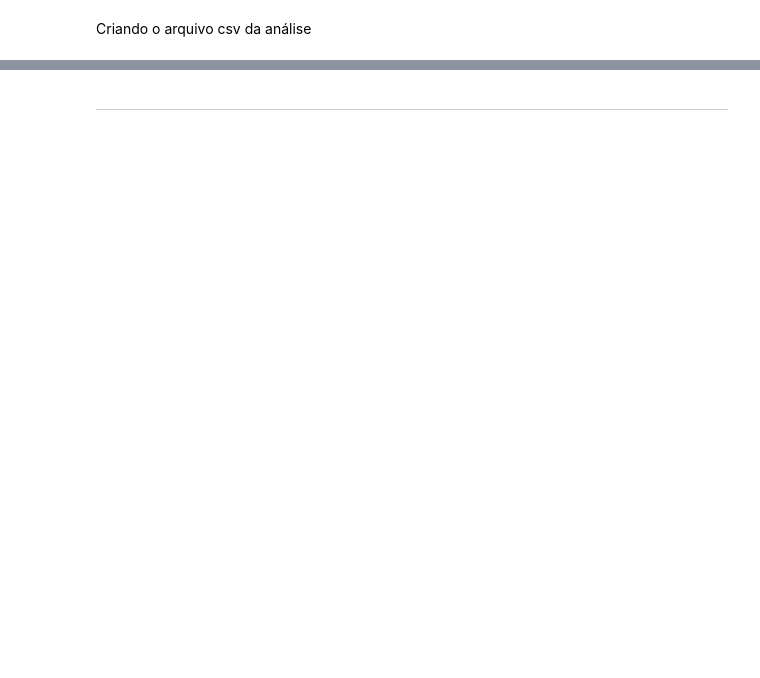
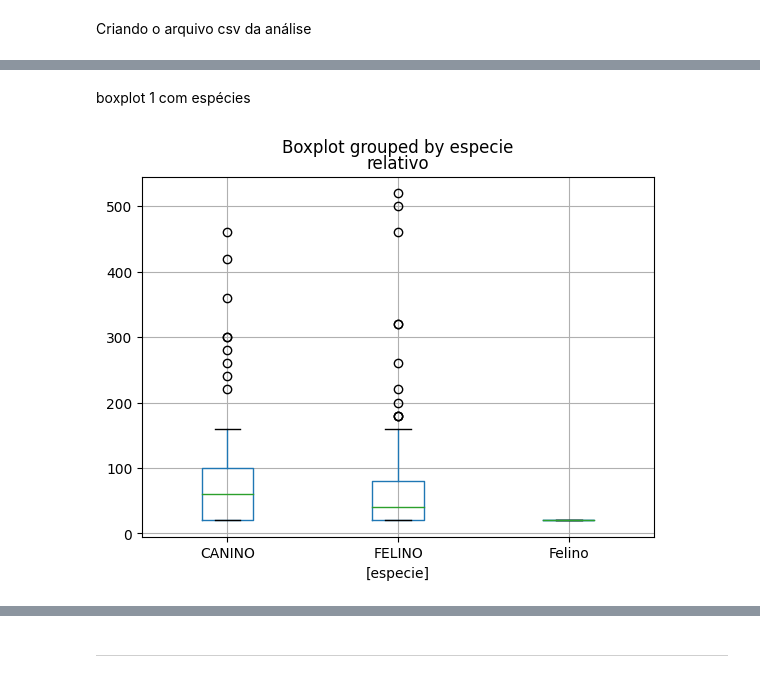
Before and after one commit to linounirio/acaocidada, a Jupyter notebook: relatorio1_bimestral.ipynb, the cells around one changed output, grey strips where cells are left out. Cells and saved outputs as stored; diff of their text form; code cells hidden in the pictures; blank space fills up the shorter version.

```diff
--- a/relatorio1_bimestral.ipynb
+++ b/relatorio1_bimestral.ipynb
@@ -222,0 +239,4 @@ import numpy as np
+# %%
+relat01_bimestral = relat01_bimestral.dropna(axis=0)
+# %%
+relat01_bimestral.columns = ['status', 'data', 'especie', 'genero', 'obsoluto','relativo']
@@ -222,0 +245,4 @@ import numpy as np
+# %%
+relat01_bimestral['data']= relat01_bimestral['data'].map(lambda x: converte_data(x))
+# %%
+relat01_bimestral = relat01_bimestral.sort_values(by='data')
@@ -222,0 +262,6 @@ import numpy as np
+# %% [markdown]
+ boxplot 1 com espécies
+# %%
+caixa = relat01_bimestral.boxplot(column=['relativo'],by= ['especie'])
+# %% [output]
+[figure, added]
```
Also changed, not shown: parts of 17 cells of this notebook.
